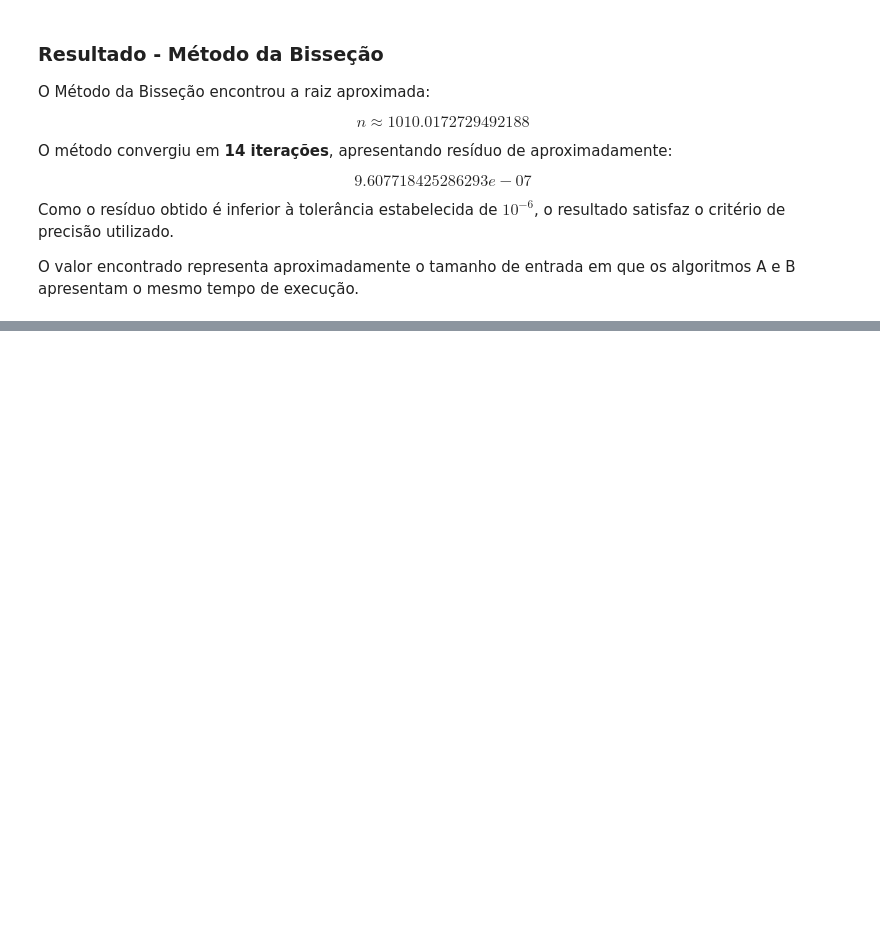
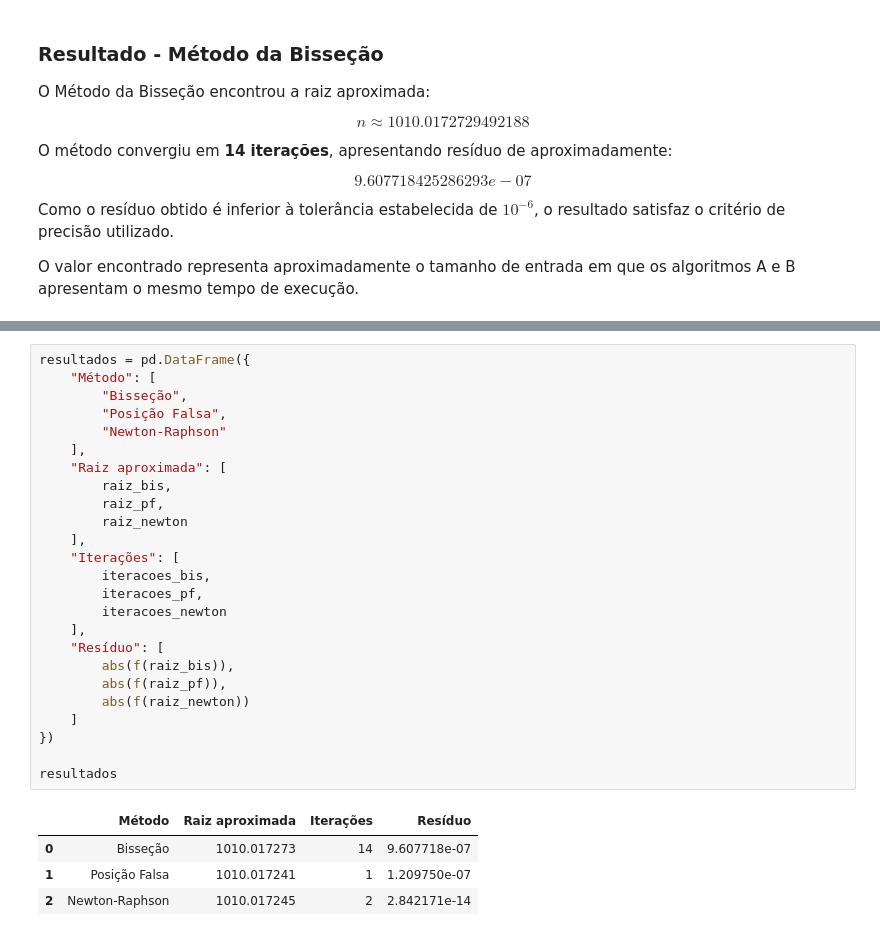
Before and after one commit to Viniccius-Albuquerque/Numerical-Methods, a Jupyter notebook: notebook/project.ipynb, the cells around one changed output, grey strips where cells are left out. Cells and saved outputs as stored; diff of their text form; blank space fills up the shorter version.

```diff
--- a/notebook/project.ipynb
+++ b/notebook/project.ipynb
@@ -136,0 +236,30 @@ O valor encontrado representa aproximadamente o tamanho de entrada em que os alg
+# %%
+resultados = pd.DataFrame({
+    "Método": [
+        "Bisseção",
+        "Posição Falsa",
+        "Newton-Raphson"
+    ],
+    "Raiz aproximada": [
+        raiz_bis,
+        raiz_pf,
+        raiz_newton
+    ],
+    "Iterações": [
+        iteracoes_bis,
+        iteracoes_pf,
+        iteracoes_newton
+    ],
+    "Resíduo": [
+        abs(f(raiz_bis)),
+        abs(f(raiz_pf)),
+        abs(f(raiz_newton))
+    ]
+})
+
+resultados
+# %% [output]
+|  | Método | Raiz aproximada | Iterações | Resíduo |
+| 0 | Bisseção | 1010.017273 | 14 | 9.607718e-07 |
+| 1 | Posição Falsa | 1010.017241 | 1 | 1.209750e-07 |
+| 2 | Newton-Raphson | 1010.017245 | 2 | 2.842171e-14 |
```
Also changed, not shown: parts of 19 cells of this notebook.
